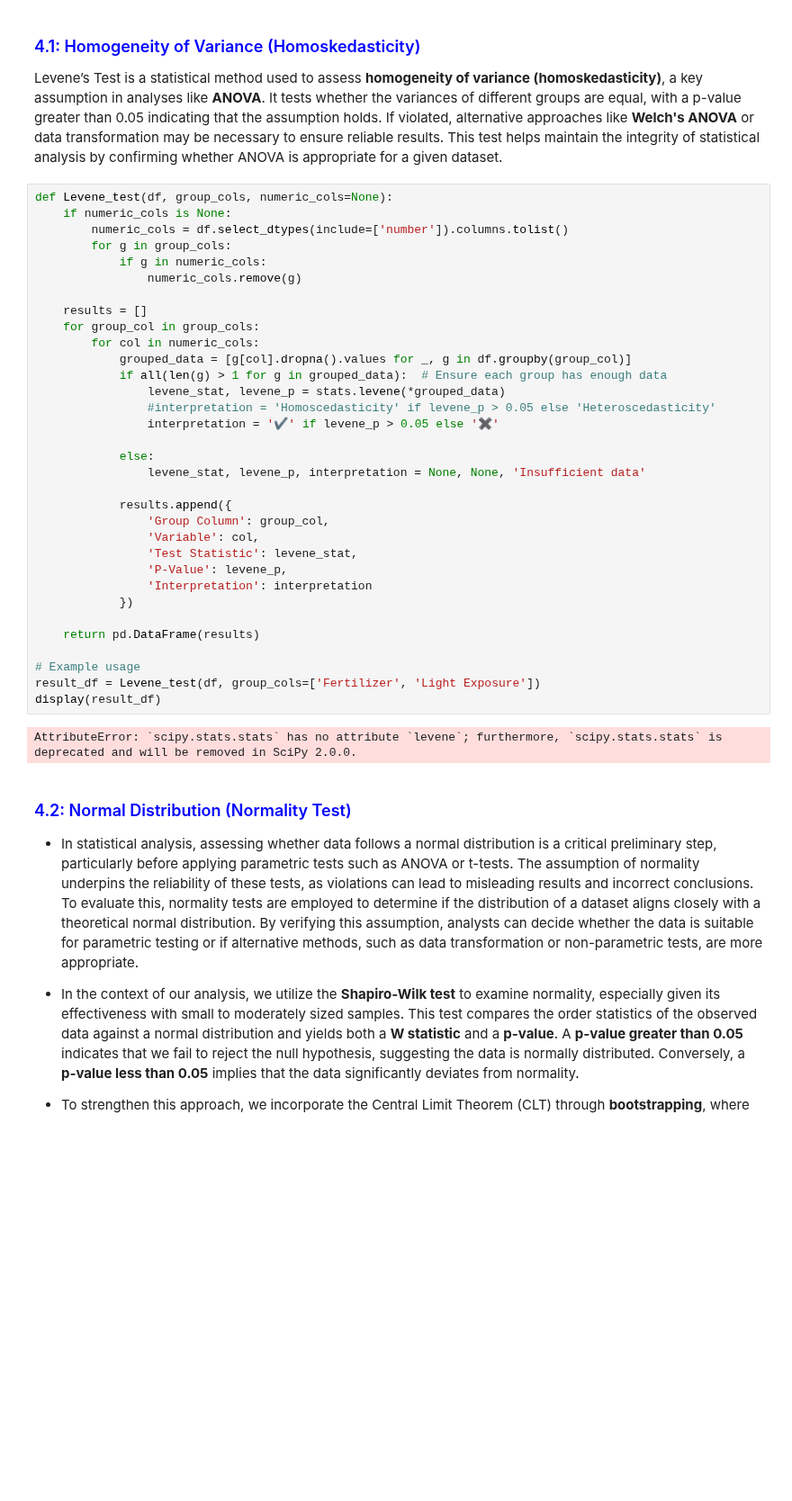
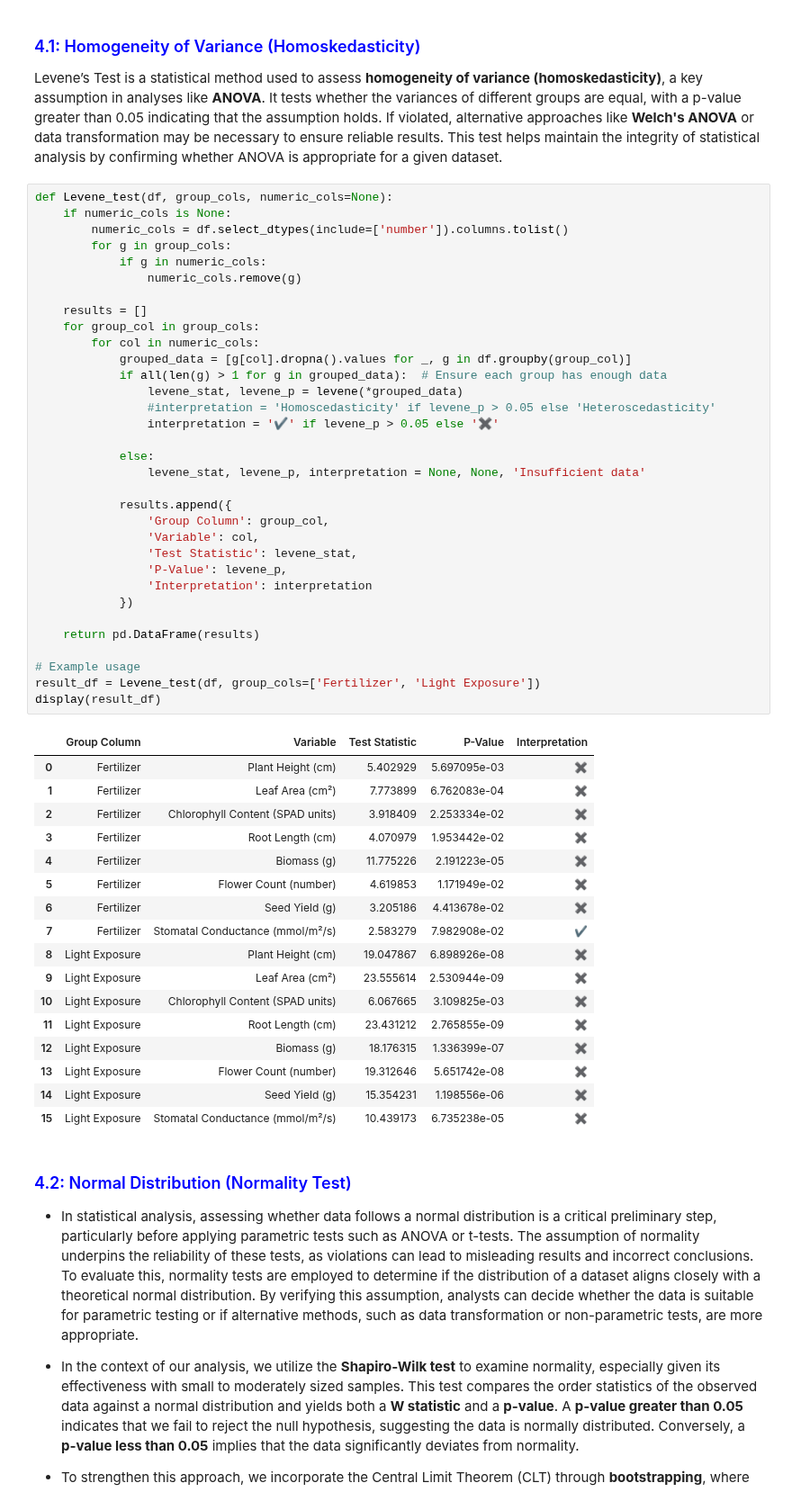
Before and after one commit to Jabulente/Analysis-of-Variance-ANOVA-Using-Python, a Jupyter notebook: Analysis of Variance (ANOVA).ipynb, the cells around one changed output. Shown at 90% size. Saved outputs shown, nothing was run; the diff lists cells and outputs as text; blank space fills up the shorter version.

```diff
--- a/Analysis of Variance (ANOVA).ipynb
+++ b/Analysis of Variance (ANOVA).ipynb
@@ -189,35 +189,51 @@ def Levene_test(df, group_cols, numeric_cols=None):
         numeric_cols = df.select_dtypes(include=['number']).columns.tolist()
         for g in group_cols:
             if g in numeric_cols:
                 numeric_cols.remove(g)
 
     results = []
     for group_col in group_cols:
         for col in numeric_cols:
             grouped_data = [g[col].dropna().values for _, g in df.groupby(group_col)]
             if all(len(g) > 1 for g in grouped_data):  # Ensure each group has enough data
-                levene_stat, levene_p = stats.levene(*grouped_data)
+                levene_stat, levene_p = levene(*grouped_data)
                 #interpretation = 'Homoscedasticity' if levene_p > 0.05 else 'Heteroscedasticity'
                 interpretation = '✔' if levene_p > 0.05 else '✖'
 
             else:
                 levene_stat, levene_p, interpretation = None, None, 'Insufficient data'
 
             results.append({
                 'Group Column': group_col,
                 'Variable': col,
                 'Test Statistic': levene_stat,
                 'P-Value': levene_p,
                 'Interpretation': interpretation
             })
 
     return pd.DataFrame(results)
 
 # Example usage
 result_df = Levene_test(df, group_cols=['Fertilizer', 'Light Exposure'])
 display(result_df)
 # %% [output]
-AttributeError: `scipy.stats.stats` has no attribute `levene`; furthermore, `scipy.stats.stats` is deprecated and will be removed in SciPy 2.0.0.
+|  | Group Column | Variable | Test Statistic | P-Value | Interpretation |
+| 0 | Fertilizer | Plant Height (cm) | 5.402929 | 5.697095e-03 | ✖ |
+| 1 | Fertilizer | Leaf Area (cm²) | 7.773899 | 6.762083e-04 | ✖ |
+| 2 | Fertilizer | Chlorophyll Content (SPAD units) | 3.918409 | 2.253334e-02 | ✖ |
+| 3 | Fertilizer | Root Length (cm) | 4.070979 | 1.953442e-02 | ✖ |
+| 4 | Fertilizer | Biomass (g) | 11.775226 | 2.191223e-05 | ✖ |
+| 5 | Fertilizer | Flower Count (number) | 4.619853 | 1.171949e-02 | ✖ |
+| 6 | Fertilizer | Seed Yield (g) | 3.205186 | 4.413678e-02 | ✖ |
+| 7 | Fertilizer | Stomatal Conductance (mmol/m²/s) | 2.583279 | 7.982908e-02 | ✔ |
+| 8 | Light Exposure | Plant Height (cm) | 19.047867 | 6.898926e-08 | ✖ |
+| 9 | Light Exposure | Leaf Area (cm²) | 23.555614 | 2.530944e-09 | ✖ |
+| 10 | Light Exposure | Chlorophyll Content (SPAD units) | 6.067665 | 3.109825e-03 | ✖ |
+| 11 | Light Exposure | Root Length (cm) | 23.431212 | 2.765855e-09 | ✖ |
+| 12 | Light Exposure | Biomass (g) | 18.176315 | 1.336399e-07 | ✖ |
+| 13 | Light Exposure | Flower Count (number) | 19.312646 | 5.651742e-08 | ✖ |
+| 14 | Light Exposure | Seed Yield (g) | 15.354231 | 1.198556e-06 | ✖ |
+| 15 | Light Exposure | Stomatal Conductance (mmol/m²/s) | 10.439173 | 6.735238e-05 | ✖ |
 # %% [markdown]
 <h3 style='font-size: 18px; color: blue; font-family: Colonna MT; font-weight: 600'>4.2: Normal Distribution (Normality Test)</h3>
 
```
